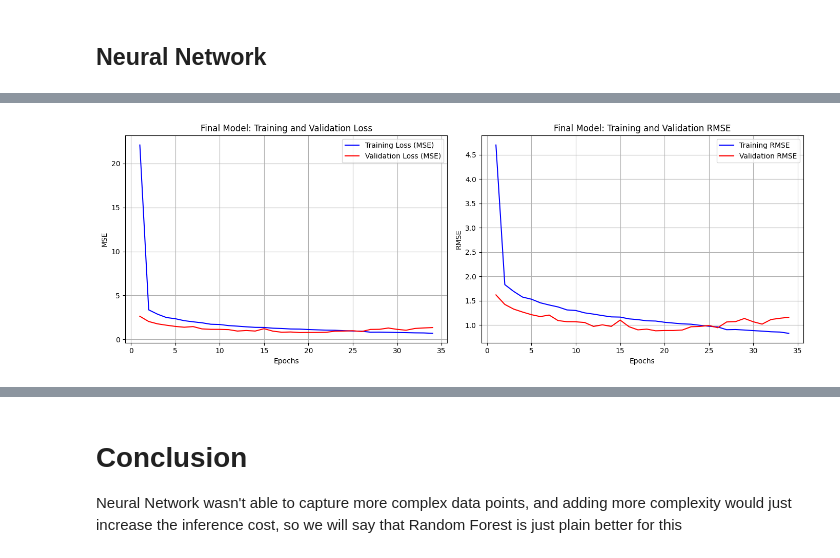
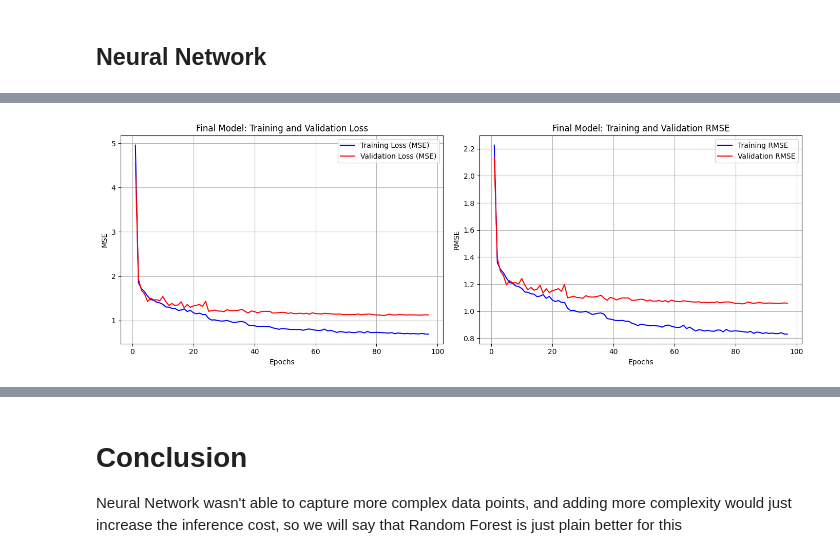
Before and after one commit to KavyaJP/Neural-Networks, a Jupyter notebook: car_price.ipynb, the cells around one changed output, grey strips where cells are left out. Cells and saved outputs as stored; diff of their text form; code cells hidden in the pictures.

```diff
--- a/car_price.ipynb
+++ b/car_price.ipynb
@@ -580,2 +499,9 @@ y_test Shape: (3795,)
 # %% [markdown]
 ## Preprocessors
+# %%
+def add_extra_features(X):
+    age = 2026 - X[:, 1]
+    mileage_per_year = X[:, 3] / (age + 1)
+    engine_cyl_ratio = X[:, 2] / (X[:, 4] + 1)
+    X_reduced = X[:, [0, 2, 3, 4, 5]]
+    return np.c_[X_reduced, age, mileage_per_year, engine_cyl_ratio]
@@ -657,21 +636,25 @@ ml_models = {
 results_list = []
 
 for name, model in ml_models.items():
+    # Train the model on the log-transformed data
     model.fit(X_train, y_train)
 
-    y_pred = model.predict(X_test)
+    # Model outputs predictions in log scale
+    log_pred = model.predict(X_test)
 
-    rmse = root_mean_squared_error(y_test, y_pred)
+    # Reverse the log transformation for BOTH actuals and predictions
+    y_test_real = np.expm1(y_test)
+    y_pred_real = np.expm1(log_pred)
 
-    r2 = r2_score(y_test, y_pred)
+    # Calculate metrics on the actual dollar amounts
+    rmse = root_mean_squared_error(y_test_real, y_pred_real)
+    r2 = r2_score(y_test_real, y_pred_real)
 
     results_list.append({"Model": name, "RMSE": rmse, "R2": r2})
-
     print(f"Training done for {name}")
 
 ML_Results = pd.DataFrame(results_list).sort_values(by="R2", ascending=False)
-
-ML_Results
+display(ML_Results)
 # %% [output]
 Training done for Linear Regression
 Training done for SVR
@@ -715,16 +698,12 @@ rf_random = RandomizedSearchCV(
     n_jobs=-1,
 )
 
+# Fit the search
+print("Starting hyperparameter tuning...")
 rf_random.fit(X_train, y_train)
 
-print(f"Best RF Params: {rf_random.best_params_}")
+print(f"\nBest Parameters: {rf_random.best_params_}")
 
 best_rf = rf_random.best_estimator_
-y_pred = best_rf.predict(X_test)
-
-rmse = root_mean_squared_error(y_test, y_pred)
-r2 = r2_score(y_test, y_pred)
-
-print(f"RMSE: {rmse}")
-print(f"R2: {r2}")
+best_rf
 # %% [output]
@@ -915,14 +940,14 @@ final_history = final_model.fit(
 )
 
 
-# ---------------------------------------------------------
-# 6. EVALUATION: History Curves
-# ---------------------------------------------------------
 def plot_final_performance(history):
-    rmse = history.history["rmse"]
-    val_rmse = history.history["val_rmse"]
     loss = history.history["loss"]
     val_loss = history.history["val_loss"]
+
+    # Calculate log-scale RMSE directly from the MSE loss
+    rmse = np.sqrt(loss)
+    val_rmse = np.sqrt(val_loss)
+
     epochs = range(1, len(loss) + 1)
 
     plt.figure(figsize=(14, 5))
@@ -973 +998 @@ Restoring model weights from the end of the best epoch: 19.
-[figure, old version]
+[figure, new version]
```
Also changed, not shown: parts of 44 cells of this notebook, 2 other files.
